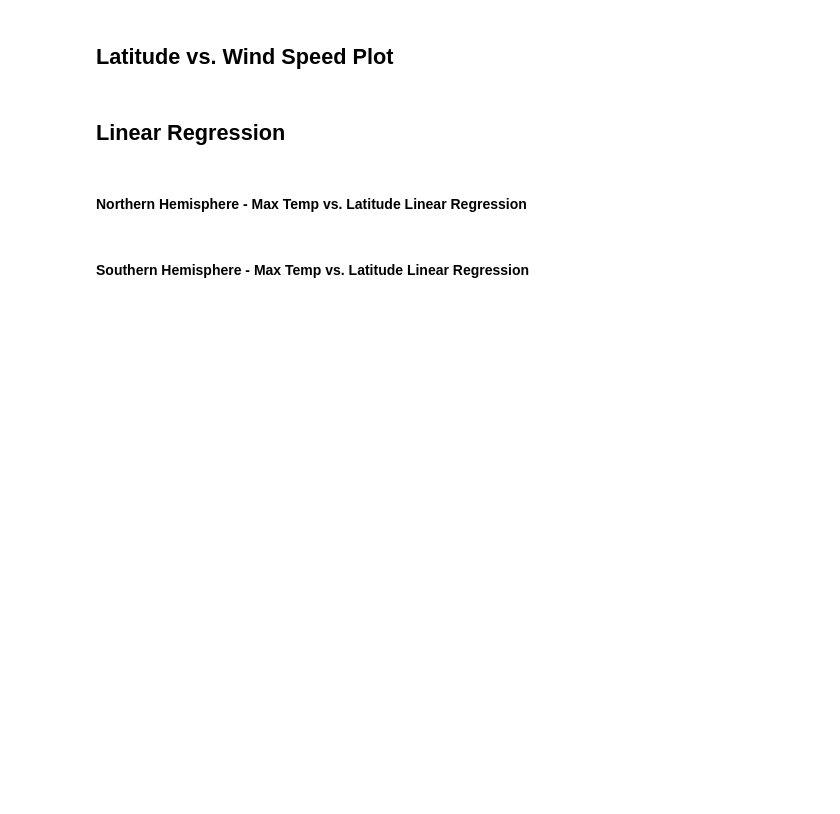
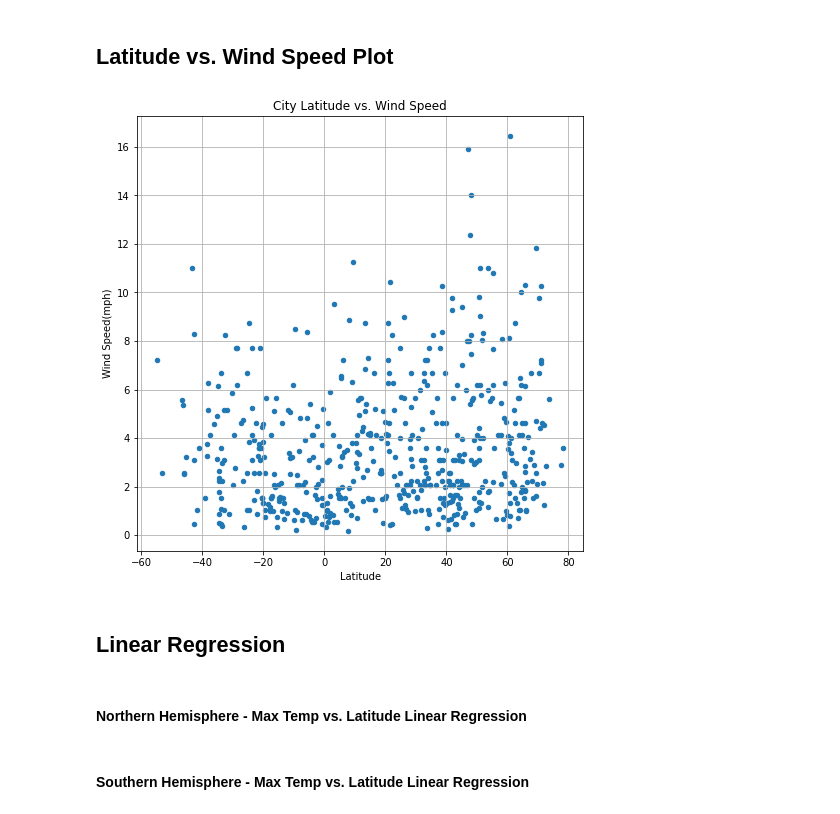
Before and after one commit to Ainash-Toleu/weather-analysis-api, a Jupyter notebook: WeatherPy/WeatherPy.ipynb, the cells around one changed output. Drawn from its saved outputs; the diff is of its cells as text; code cells hidden in the pictures; blank space fills up the shorter version.

```diff
--- a/WeatherPy/WeatherPy.ipynb
+++ b/WeatherPy/WeatherPy.ipynb
@@ -237,5 +297,15 @@ clean_weather_df.describe()
 # %% [markdown]
 ## Latitude vs. Wind Speed Plot
+# %%
+latitude_and_wind_speed = clean_weather_df[['Lat', 'Wind Speed']]
+latitude_and_wind_speed
+latitude_and_wind_speed.plot(kind = "scatter", x = "Lat", y = "Wind Speed", grid = True, figsize = (8,8))
+plt.title ("City Latitude vs. Wind Speed")
+plt.ylabel("Wind Speed(mph)")
+plt.xlabel("Latitude")
+plt.show()
+# %% [output]
+[figure, added]
 # %% [markdown]
 ## Linear Regression
 # %% [markdown]
```
Also changed, not shown: parts of 5 cells of this notebook.
